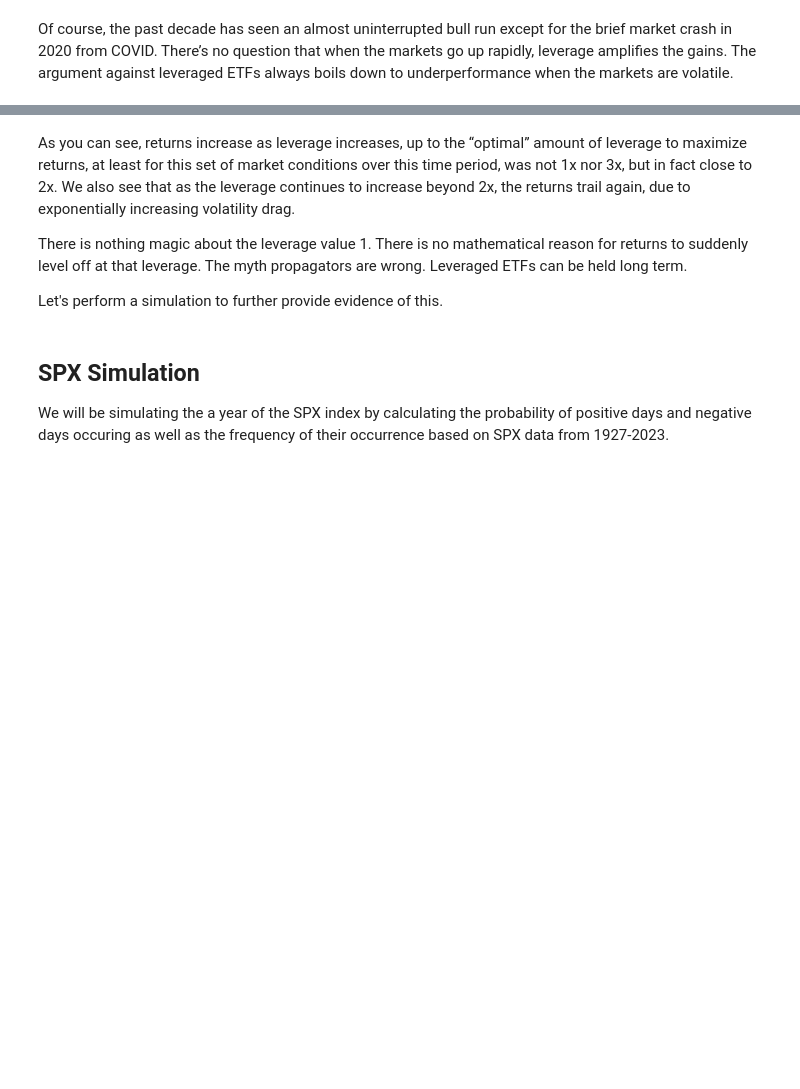
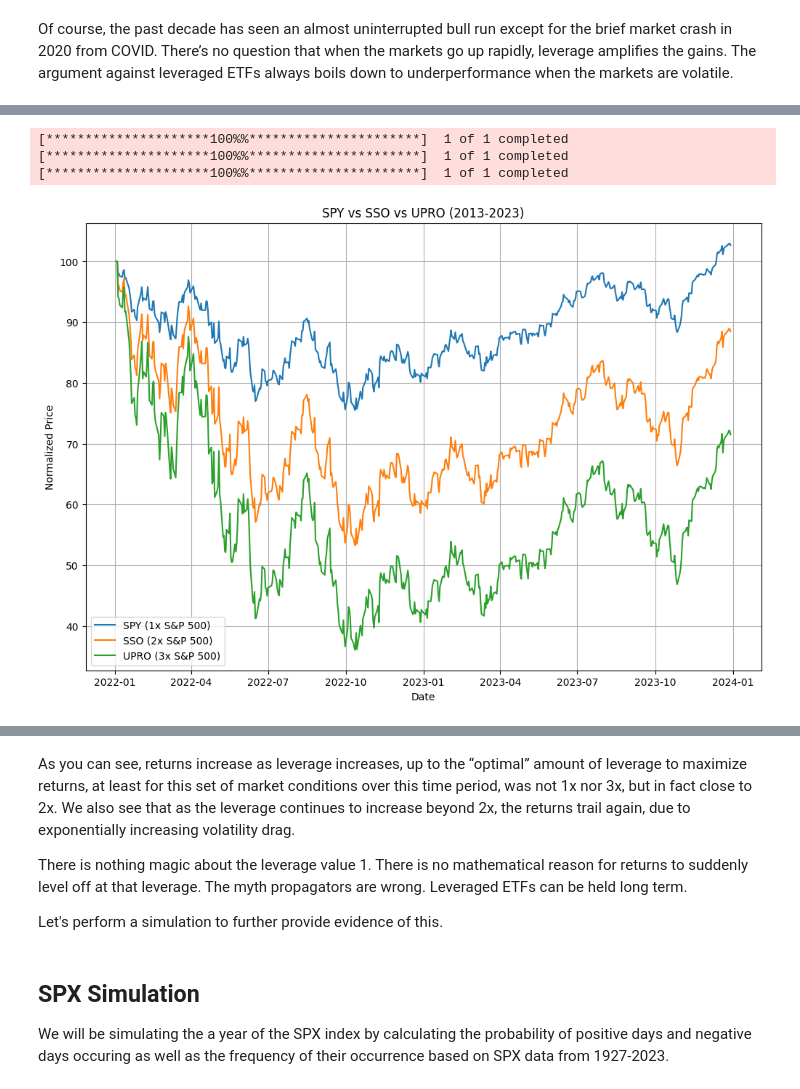
Before and after one commit to MohamadHabbal/Volatility-decay-in-LETFs, a Jupyter notebook: volatility decay research.ipynb, the cells around one changed output, grey strips where cells are left out. Cells and saved outputs as stored; diff of their text form; code cells hidden in the pictures; blank space fills up the shorter version.

```diff
--- a/volatility decay research.ipynb
+++ b/volatility decay research.ipynb
@@ -81,0 +91,31 @@ Of course, the past decade has seen an almost uninterrupted bull run except for
+# %%
+import yfinance as yf
+
+# Download historical data for SPY (1x S&P 500), SSO (2x S&P 500), and UPRO (3x S&P 500)
+start_date = '2022-01-01'
+end_date = '2024-01-01'
+spy = yf.download('SPY', start=start_date, end=end_date)
+sso = yf.download('SSO', start=start_date, end=end_date)
+upro = yf.download('UPRO', start=start_date, end=end_date)
+
+# Normalize the data to start at the same point
+spy['Normalized'] = spy['Adj Close'] / spy['Adj Close'].iloc[0] * 100
+sso['Normalized'] = sso['Adj Close'] / sso['Adj Close'].iloc[0] * 100
+upro['Normalized'] = upro['Adj Close'] / upro['Adj Close'].iloc[0] * 100
+
+# Plot the results
+plt.figure(figsize=(12, 8))
+plt.plot(spy['Normalized'], label='SPY (1x S&P 500)')
+plt.plot(sso['Normalized'], label='SSO (2x S&P 500)')
+plt.plot(upro['Normalized'], label='UPRO (3x S&P 500)')
+plt.title('SPY vs SSO vs UPRO (2013-2023)')
+plt.xlabel('Date')
+plt.ylabel('Normalized Price')
+plt.legend()
+plt.grid(True)
+plt.show()
+# %% [output]
+[*********************100%%**********************]  1 of 1 completed
+[*********************100%%**********************]  1 of 1 completed
+[*********************100%%**********************]  1 of 1 completed
+[figure, added]
```
Also changed, not shown: parts of 8 cells of this notebook.
